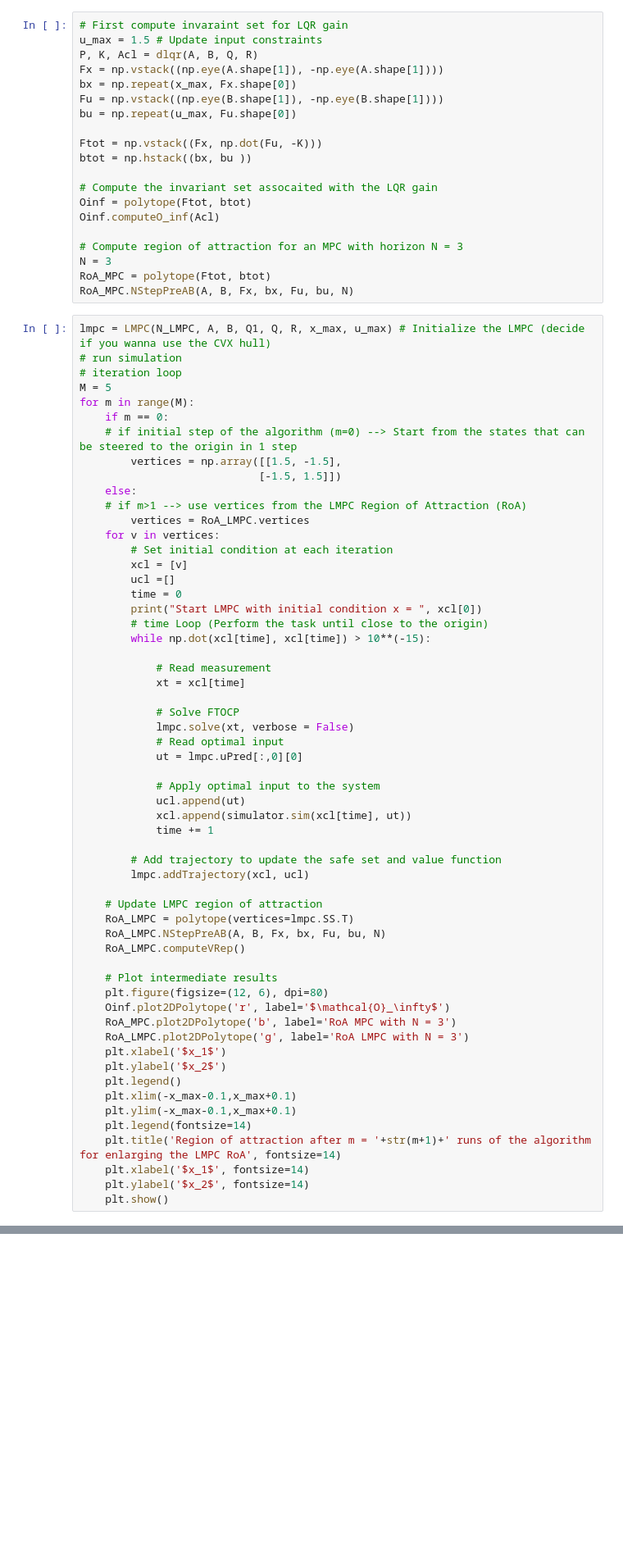
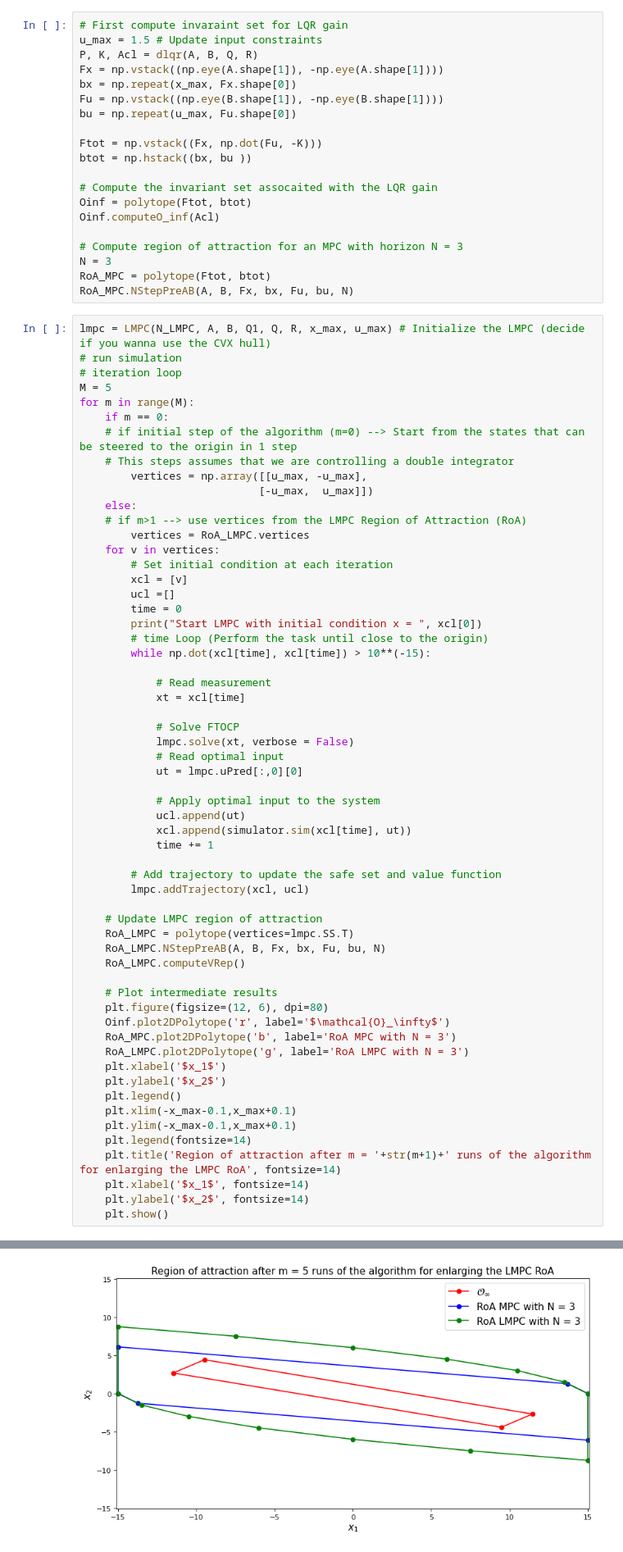
Before and after one commit to urosolia/Learning_Robust_MPC, a Jupyter notebook: Chapter_4/Ex1_Linear_LMPC/Ex1_LMPC_for_double_integrator.ipynb, the cells around one changed output, grey strips where cells are left out. Shown: that part at 82% size. Cells and saved outputs as stored; diff of their text form; blank space fills up the shorter version.

Commit message:
LMPC for double integrator

```diff
--- a/Chapter_4/Ex1_Linear_LMPC/Ex1_LMPC_for_double_integrator.ipynb
+++ b/Chapter_4/Ex1_Linear_LMPC/Ex1_LMPC_for_double_integrator.ipynb
@@ -196,8 +195,9 @@ M = 5
 for m in range(M):
     if m == 0:
     # if initial step of the algorithm (m=0) --> Start from the states that can be steered to the origin in 1 step
-        vertices = np.array([[1.5, -1.5],
-                            [-1.5, 1.5]])
+    # This steps assumes that we are controlling a double integrator
+        vertices = np.array([[u_max, -u_max],
+                            [-u_max,  u_max]])
     else:
     # if m>1 --> use vertices from the LMPC Region of Attraction (RoA)
         vertices = RoA_LMPC.vertices
@@ -302,3 +304,4 @@ Start LMPC with initial condition x =  [-4.26325641e-14 -6.00000000e+00]
+[figure, added]
 # %% [markdown]
 ## Plot final comparison between MPC and LMPC regions of attractions
 # %%
```
Also changed, not shown: parts of 3 cells of this notebook, 4 other files.
